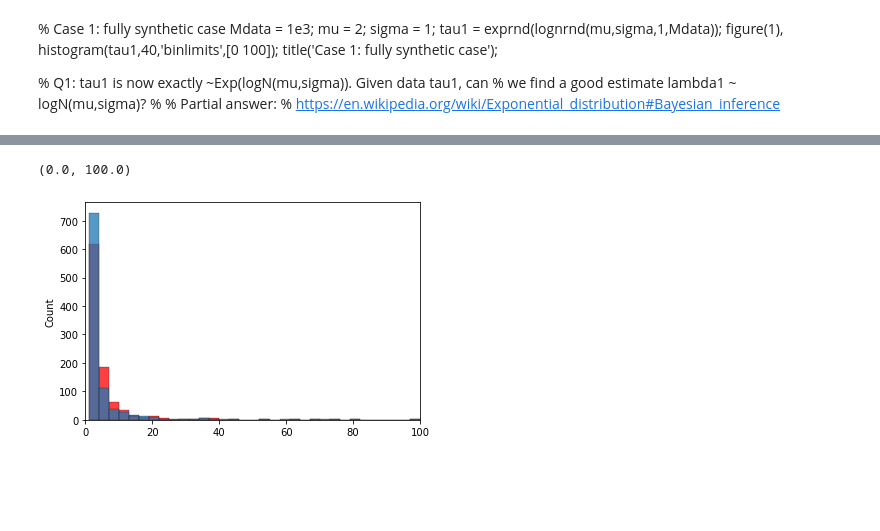
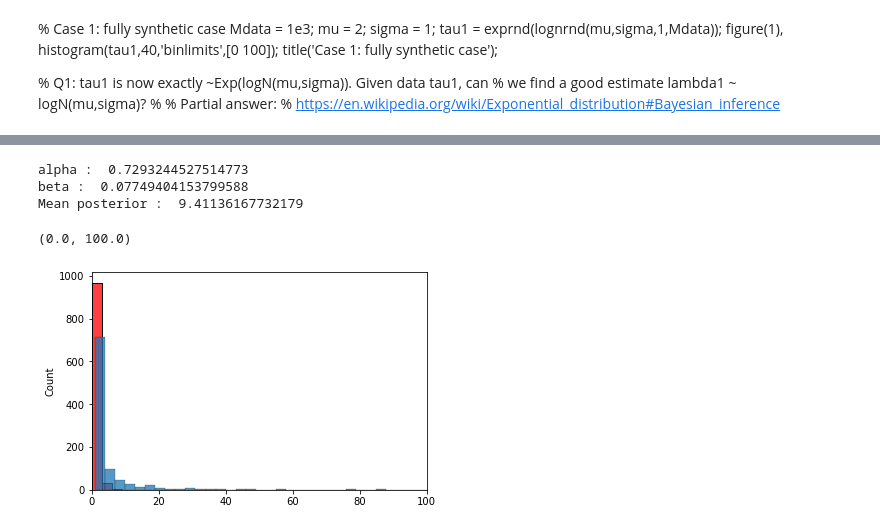
Before and after one commit to kamilla0503/StochasticProcesses, a Jupyter notebook: Examples.ipynb, the cells around one changed output, grey strips where cells are left out. Cells and saved outputs as stored; diff of their text form; code cells hidden in the pictures; blank space fills up the shorter version.

```diff
--- a/Examples.ipynb
+++ b/Examples.ipynb
@@ -107,12 +98,23 @@ Mean posterior :  9.105837265746237
+# %%
+alpha, beta = Estimates.x
+mean_post = alpha/beta
+
+print("alpha : ", alpha)
+print("beta : ", beta)
+print("Mean posterior : ", mean_post)
+# %% [output]
+alpha :  0.7293244527514773
+beta :  0.07749404153799588
+Mean posterior :  9.41136167732179
 # %%
 rv = Gamma(alpha, beta)
 r = rv.rvs(size=1000)
 #plt.hist(tau1[0], alpha=0.8)
-sns.histplot(tau1[0],  binwidth=3, color = "r")
+sns.histplot(r,  binwidth=3, color = "r")
 sns.histplot(lamda[0],  binwidth=3)
 
 
 plt.xlim(0,100)
 # %% [output]
 (0.0, 100.0)
-[figure, old version]
+[figure, new version]
```
Also changed, not shown: parts of 24 cells of this notebook.
